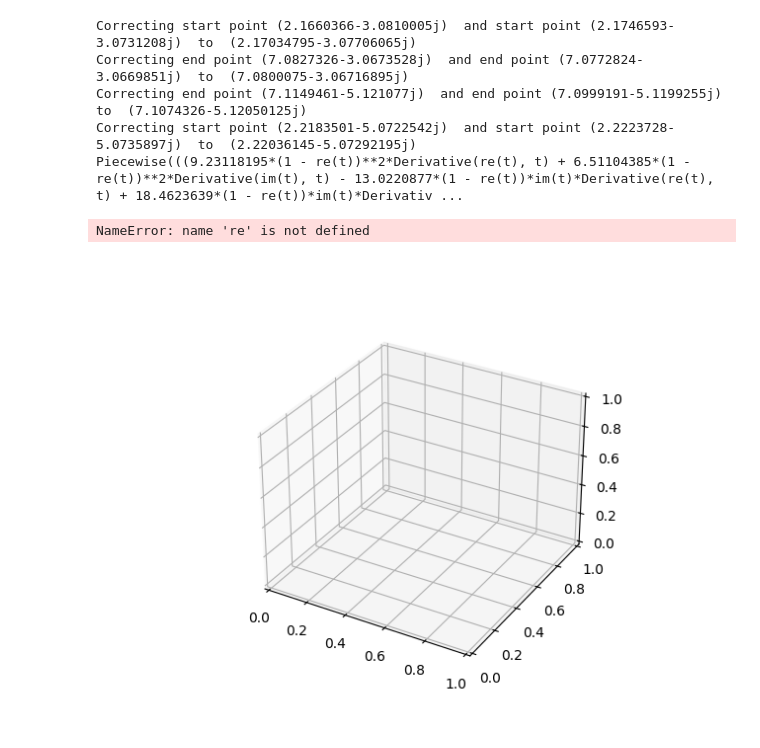
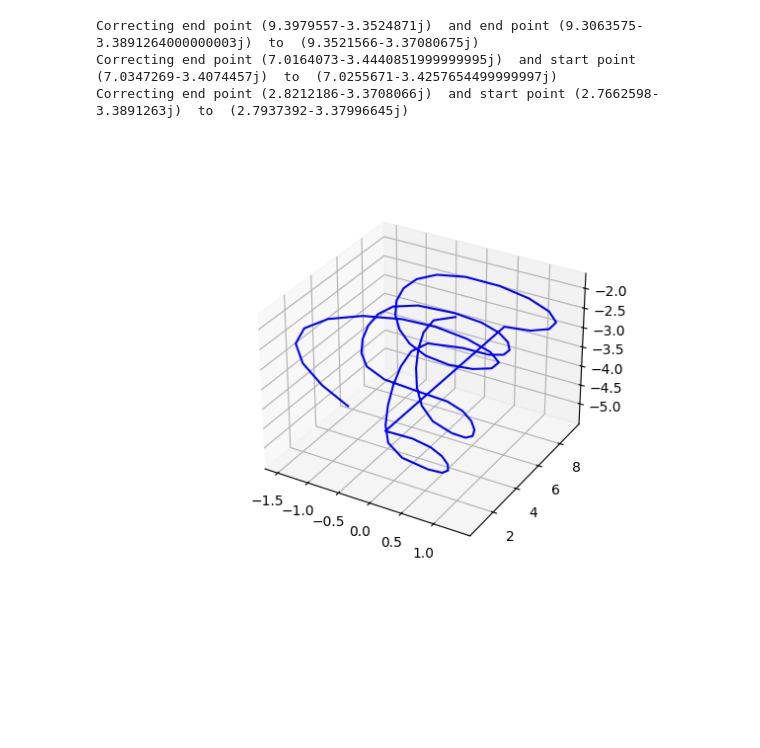
Before and after one commit to slausmeister/knoty, a Jupyter notebook: Knots.ipynb, the cells around one changed output. Drawn from its saved outputs; the diff is of its cells as text; code cells hidden in the pictures; blank space fills up the shorter version.

```diff
--- a/Knots.ipynb
+++ b/Knots.ipynb
@@ -52,23 +59,16 @@ import sympy as sp
 # %%
 # Load and process the SVG file
-svg_file = './Examples/bitmap1.svg'  # Replace with your SVG file path
+svg_file = './Examples/knot6.svg'  # Replace with your SVG file path
 #curve_data = knoty.process_paths(svg_file, threshold=0.5, correction=True)
 
-fun = knoty.process_paths_symp(svg_file)
-
-print(fun[0])
+fun = knoty.import_from_svg(svg_file)
 # %% [output]
-Correcting start point (2.1660366-3.0810005j)  and start point (2.1746593-3.0731208j)  to  (2.17034795-3.07706065j)
-Correcting end point (7.0827326-3.0673528j)  and end point (7.0772824-3.0669851j)  to  (7.0800075-3.06716895j)
-Correcting end point (7.1149461-5.121077j)  and end point (7.0999191-5.1199255j)  to  (7.1074326-5.12050125j)
-Correcting start point (2.2183501-5.0722542j)  and start point (2.2223728-5.0735897j)  to  (2.22036145-5.07292195j)
-Piecewise(((9.23118195*(1 - re(t))**2*Derivative(re(t), t) + 6.51104385*(1 - re(t))**2*Derivative(im(t), t) - 13.0220877*(1 - re(t))*im(t)*Derivative(re(t), t) + 18.4623639*(1 - re(t))*im(t)*Derivativ ...
+Correcting end point (9.3979557-3.3524871j)  and end point (9.3063575-3.3891264000000003j)  to  (9.3521566-3.37080675j)
+Correcting end point (7.0164073-3.4440851999999995j)  and start point (7.0347269-3.4074457j)  to  (7.0255671-3.4257654499999997j)
+Correcting end point (2.8212186-3.3708066j)  and start point (2.7662598-3.3891263j)  to  (2.7937392-3.37996645j)
 # %%
 fig = plt.figure()
 ax = fig.add_subplot(111, projection='3d')
-t = sp.symbols("t")
-g = sp.lambdify(t, fun, "math")
-knoty.plot_knot(ax, fun)
+knoty.plot_knot(ax, fun, resolution=500)
 # %% [output]
-NameError: name 're' is not defined
-[figure, old version]
+[figure, new version]
```
Also changed, not shown: parts of 7 cells of this notebook.
